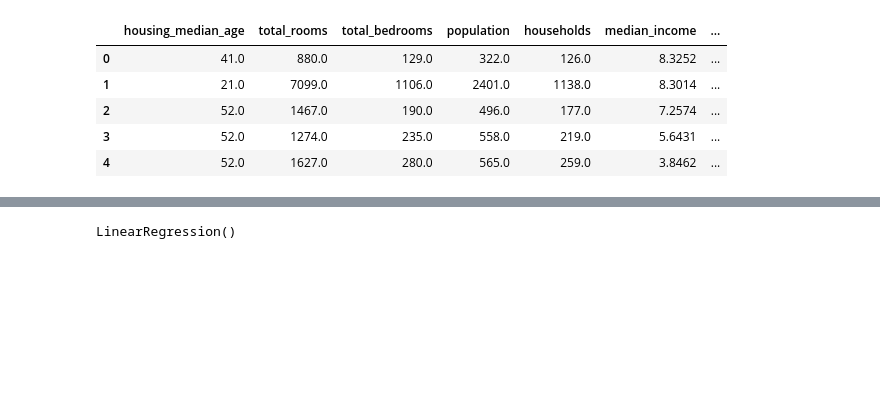
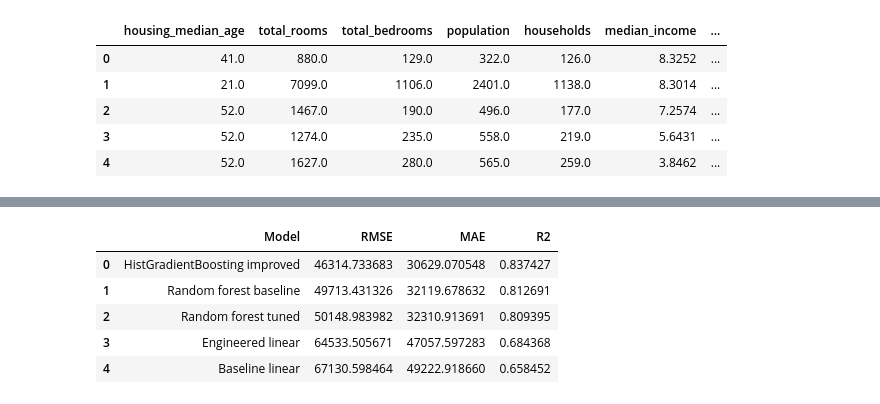
Before and after one commit to Nehaasati/AI-Learning, a Jupyter notebook: chapter2_assignment/house_data.ipynb, the cells around one changed output, grey strips where cells are left out. Saved outputs shown, nothing was run; the diff lists cells and outputs as text; code cells hidden in the pictures; blank space fills up the shorter version.

Commit message:
caompare validation select model

```diff
--- a/chapter2_assignment/house_data.ipynb
+++ b/chapter2_assignment/house_data.ipynb
@@ -297,9 +333,67 @@ print(x_train)
 # %%
-from sklearn.model_selection import GridSearchCV
+from sklearn.ensemble import HistGradientBoostingRegressor, RandomForestRegressor
+from sklearn.metrics import mean_absolute_error, mean_squared_error, r2_score
 
+# Compare every attempt on validation data only. The test set stays untouched.
+candidates = {
+    'Baseline linear': (LinearRegression(), X_train_baseline, X_val_baseline, 'baseline'),
+    'Engineered linear': (LinearRegression(), X_train_improved, X_val_improved, 'improved'),
+    'Random forest baseline': (
+        RandomForestRegressor(
+            n_estimators=120,
+            max_depth=20,
+            random_state=42,
+            n_jobs=1,
+        ),
+        X_train_baseline,
+        X_val_baseline,
+        'baseline',
+    ),
+    'Random forest tuned': (
+        RandomForestRegressor(
+            n_estimators=220,
+            min_samples_leaf=2,
+            max_features=0.8,
+            random_state=42,
+            n_jobs=1,
+        ),
+        X_train_improved,
+        X_val_improved,
+        'improved',
+    ),
+    'HistGradientBoosting improved': (
+        HistGradientBoostingRegressor(
+            max_iter=200,
+            learning_rate=0.08,
+            l2_regularization=1.0,
+            random_state=42,
+        ),
+        X_train_improved,
+        X_val_improved,
+        'improved',
+    ),
+}
 
-lr = LinearRegression()
-lr.fit(x_train,y_train)
+fitted_candidates = {}
+validation_rows = []
+for name, (candidate, train_features, validation_features, feature_set) in candidates.items():
+    candidate.fit(train_features, y_train)
+    validation_predictions = candidate.predict(validation_features)
+    fitted_candidates[name] = (candidate, feature_set)
+    validation_rows.append({
+        'Model': name,
+        'RMSE': mean_squared_error(y_val, validation_predictions) ** 0.5,
+        'MAE': mean_absolute_error(y_val, validation_predictions),
+        'R2': r2_score(y_val, validation_predictions),
+    })
+
+validation_results = pd.DataFrame(validation_rows).sort_values('RMSE').reset_index(drop=True)
+validation_results
 # %% [output]
-LinearRegression()
+|  | Model | RMSE | MAE | R2 |
+| 0 | HistGradientBoosting improved | 46314.733683 | 30629.070548 | 0.837427 |
+| 1 | Random forest baseline | 49713.431326 | 32119.678632 | 0.812691 |
+| 2 | Random forest tuned | 50148.983982 | 32310.913691 | 0.809395 |
+| 3 | Engineered linear | 64533.505671 | 47057.597283 | 0.684368 |
+| 4 | Baseline linear | 67130.598464 | 49222.918660 | 0.658452 |
 # %%
```
Also changed, not shown: parts of 8 cells of this notebook.
